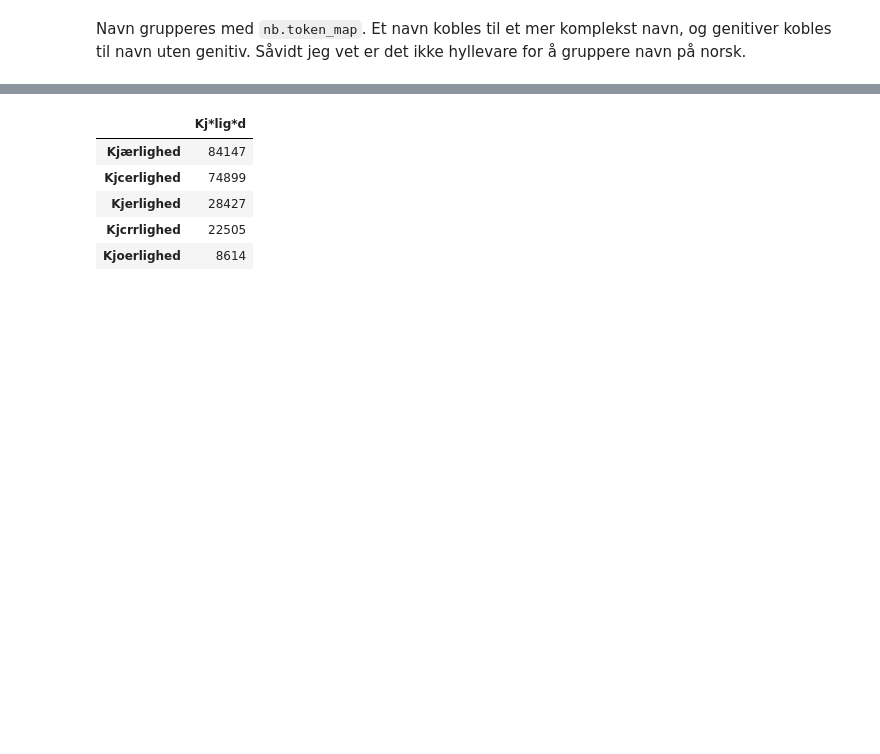
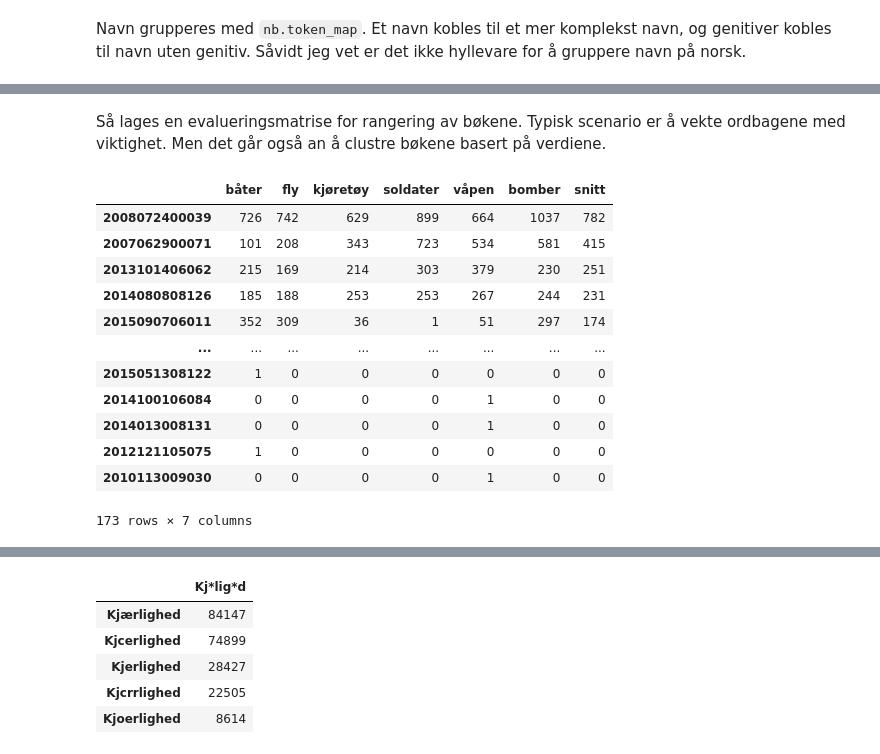
Before and after one commit to Yoonsen/Miscellaneous-Notebooks, a Jupyter notebook: DHLab_text/Oversikt over dhlab 0.75.ipynb, the cells around one changed output, grey strips where cells are left out. Cells and saved outputs as stored; diff of their text form; code cells hidden in the pictures; blank space fills up the shorter version.

```diff
--- a/DHLab_text/Oversikt over dhlab 0.75.ipynb
+++ b/DHLab_text/Oversikt over dhlab 0.75.ipynb
@@ -933,0 +949,2 @@ nb.token_map(nb.names(urner_names), strings = True)[:30]
+# %% [markdown]
+Så lages en evalueringsmatrise for rangering av bøkene. Typisk scenario er å vekte ordbagene med viktighet. Men det går også an å clustre bøkene basert på verdiene.
@@ -933,0 +953,16 @@ nb.token_map(nb.names(urner_names), strings = True)[:30]
+# %%
+result
+# %% [output]
+|  | båter | fly | kjøretøy | soldater | våpen | bomber | snitt |
+| 2008072400039 | 726 | 742 | 629 | 899 | 664 | 1037 | 782 |
+| 2007062900071 | 101 | 208 | 343 | 723 | 534 | 581 | 415 |
+| 2013101406062 | 215 | 169 | 214 | 303 | 379 | 230 | 251 |
+| 2014080808126 | 185 | 188 | 253 | 253 | 267 | 244 | 231 |
+| 2015090706011 | 352 | 309 | 36 | 1 | 51 | 297 | 174 |
+| ... | ... | ... | ... | ... | ... | ... | ... |
+| 2015051308122 | 1 | 0 | 0 | 0 | 0 | 0 | 0 |
+| 2014100106084 | 0 | 0 | 0 | 0 | 1 | 0 | 0 |
+| 2014013008131 | 0 | 0 | 0 | 0 | 1 | 0 | 0 |
+| 2012121105075 | 1 | 0 | 0 | 0 | 0 | 0 | 0 |
+| 2010113009030 | 0 | 0 | 0 | 0 | 1 | 0 | 0 |
+173 rows × 7 columns
```
Also changed, not shown: parts of 18 cells of this notebook.
